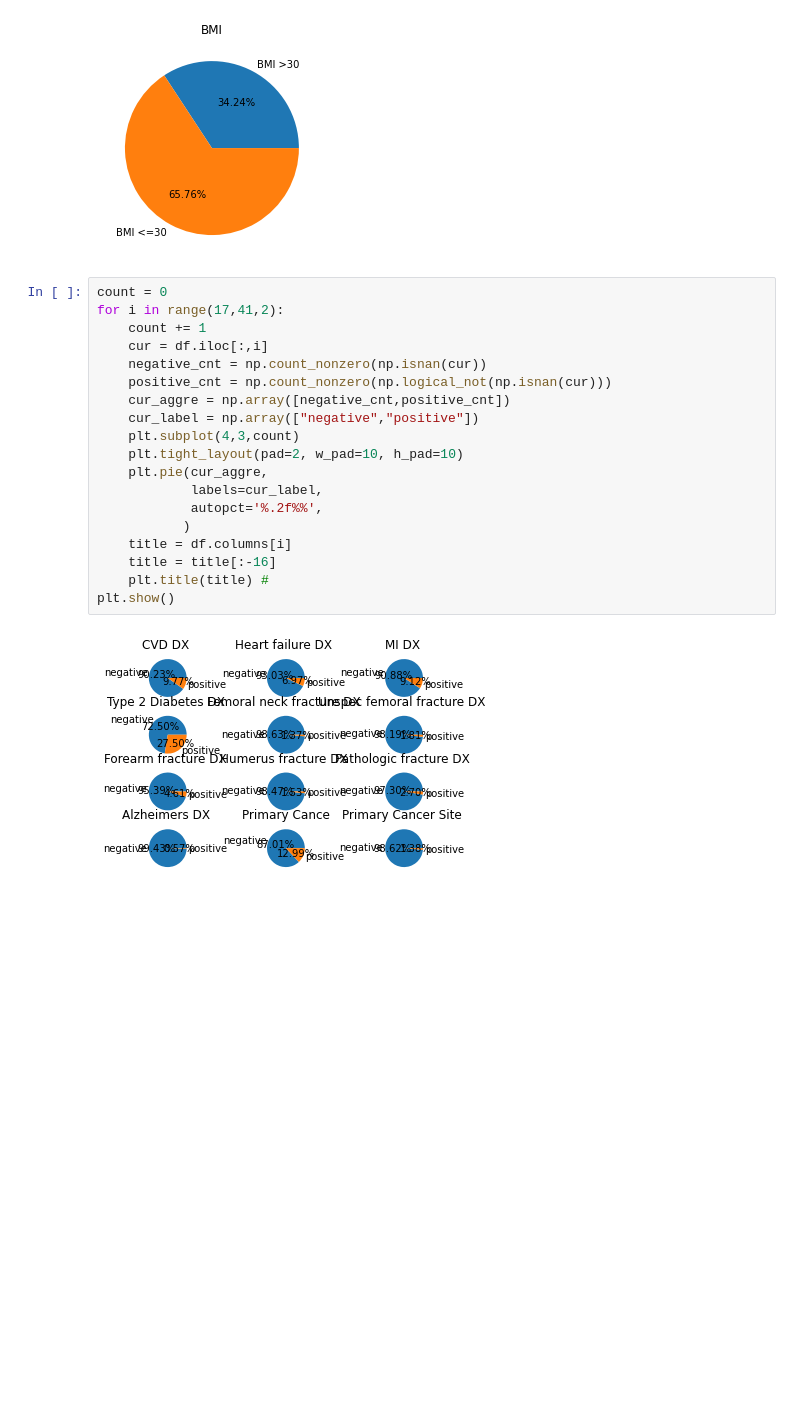
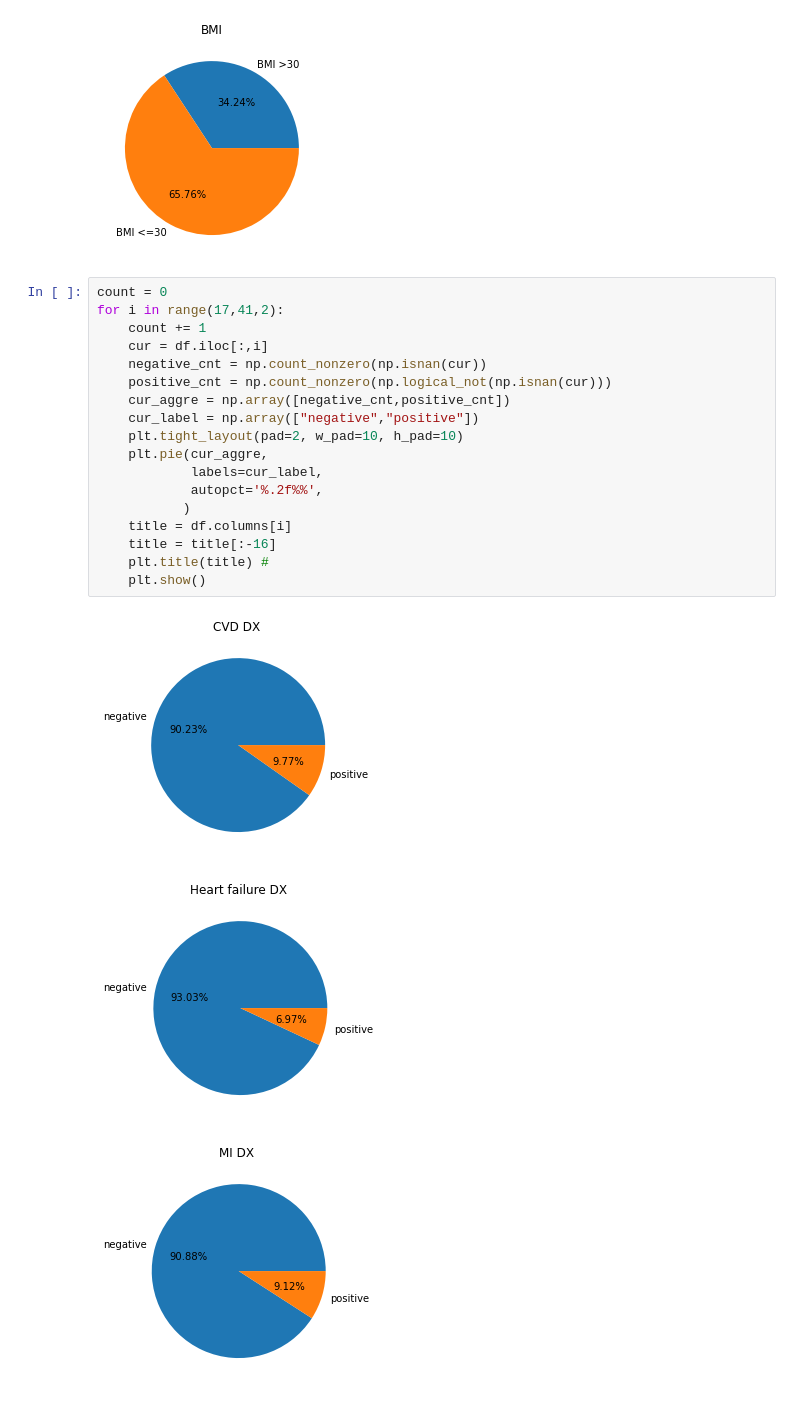
Before and after one commit to zzhou292/760Project, a Jupyter notebook: showSTAT.ipynb, the cells around one changed output. Drawn from its saved outputs; the diff is of its cells as text; blank space fills up the shorter version.

```diff
--- a/showSTAT.ipynb
+++ b/showSTAT.ipynb
@@ -108,21 +108,22 @@ plt.show()
 # %%
 count = 0
 for i in range(17,41,2):
     count += 1
     cur = df.iloc[:,i]
     negative_cnt = np.count_nonzero(np.isnan(cur))
     positive_cnt = np.count_nonzero(np.logical_not(np.isnan(cur)))
     cur_aggre = np.array([negative_cnt,positive_cnt])
     cur_label = np.array(["negative","positive"])
-    plt.subplot(4,3,count)
     plt.tight_layout(pad=2, w_pad=10, h_pad=10)
     plt.pie(cur_aggre,
             labels=cur_label,
             autopct='%.2f%%',
            )
     title = df.columns[i]
     title = title[:-16]
     plt.title(title) #
-plt.show()
+    plt.show()
 # %% [output]
-[figure, old version]
+[figure, new version]
+[figure, added]
+[figure, added]
```
Also changed, not shown: parts of 1 cell of this notebook.
